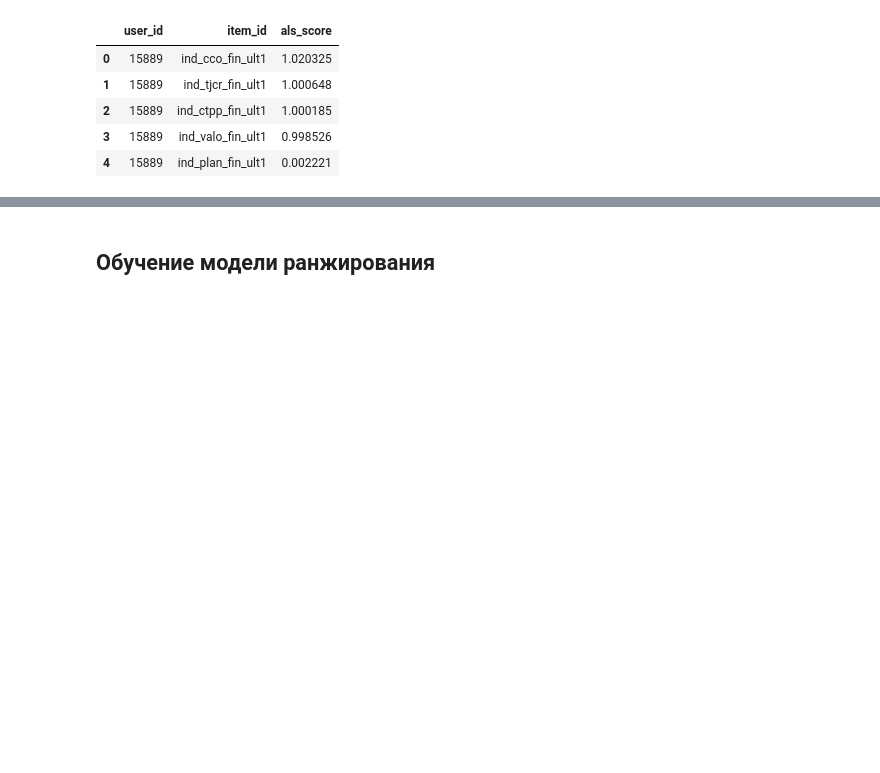
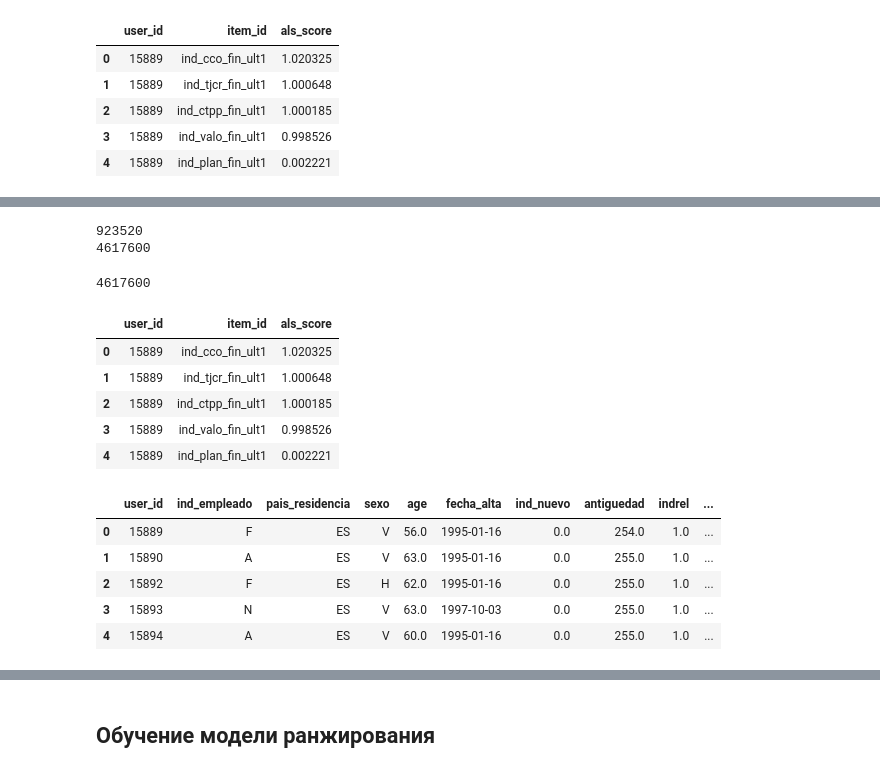
Before and after one commit to alien150684/banking_products_recom, a Jupyter notebook: recommendations.ipynb, the cells around one changed output, grey strips where cells are left out. Saved outputs shown, nothing was run; the diff lists cells and outputs as text; code cells hidden in the pictures; blank space fills up the shorter version.

```diff
--- a/recommendations.ipynb
+++ b/recommendations.ipynb
@@ -1451,0 +1101,3 @@ target_df.head()
+# %%
+items_agg_dict = {elem:'sum' for elem in items_list}
+client_features_agg_dict = {elem:'last' for elem in client_features}
@@ -1452 +1109,28 @@ target_df.head()
+# %%
+# Проверка
+print(client_features_df.shape[0])
+print(candidates4train.shape[0])
+# %% [output]
+923520
+4617600
+# %%
+923520 * 5
+# %% [output]
+4617600
+# %%
+display(candidates4train.head())
+display(client_features_df.head())
+# %% [output]
+|  | user_id | item_id | als_score |
+| 0 | 15889 | ind_cco_fin_ult1 | 1.020325 |
+| 1 | 15889 | ind_tjcr_fin_ult1 | 1.000648 |
+| 2 | 15889 | ind_ctpp_fin_ult1 | 1.000185 |
+| 3 | 15889 | ind_valo_fin_ult1 | 0.998526 |
+| 4 | 15889 | ind_plan_fin_ult1 | 0.002221 |
+|  | user_id | ind_empleado | pais_residencia | sexo | age | fecha_alta | ind_nuevo | antiguedad | indrel | ... |
+| 0 | 15889 | F | ES | V | 56.0 | 1995-01-16 | 0.0 | 254.0 | 1.0 | ... |
+| 1 | 15890 | A | ES | V | 63.0 | 1995-01-16 | 0.0 | 255.0 | 1.0 | ... |
+| 2 | 15892 | F | ES | H | 62.0 | 1995-01-16 | 0.0 | 255.0 | 1.0 | ... |
+| 3 | 15893 | N | ES | V | 63.0 | 1997-10-03 | 0.0 | 255.0 | 1.0 | ... |
+| 4 | 15894 | A | ES | V | 60.0 | 1995-01-16 | 0.0 | 255.0 | 1.0 | ... |
 # %%
```
Also changed, not shown: parts of 103 cells of this notebook.
